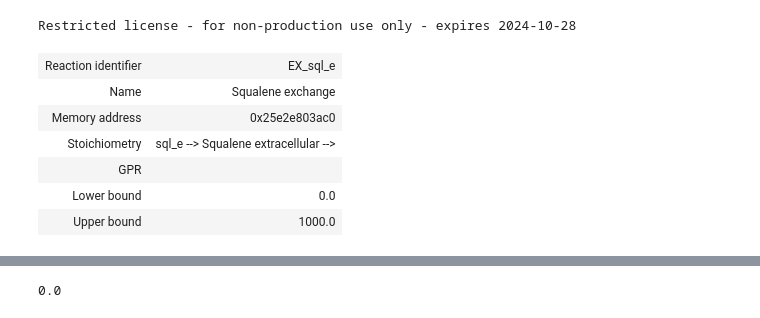
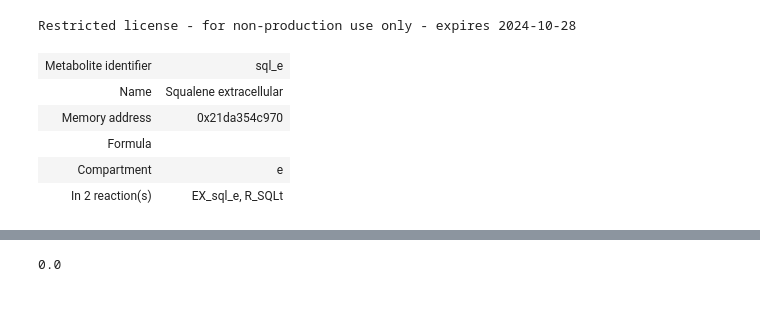
Before and after one commit to 27410/27410-group-assigment-group18_squalene_production, a Jupyter notebook: maxYield.ipynb, the cells around one changed output, grey strips where cells are left out. Cells and saved outputs as stored; diff of their text form; code cells hidden in the pictures.

```diff
--- a/maxYield.ipynb
+++ b/maxYield.ipynb
@@ -1,25 +1,25 @@
 # %%
 #Packages
 import cobra
 from cobra.io import read_sbml_model
 
 #Model input
 model=read_sbml_model('iJN678.xml')
 modelM=read_sbml_model('iJN678mod.xml')
 
 
 #Gene KO
 #cobra.manipulation.knock_out_model_genes(modelKO, ["shc"])
 modelM.reactions.get_by_id("EX_sql_e")
+modelM.metabolites.get_by_id("sql_e")
 # %% [output]
 Restricted license - for non-production use only - expires 2024-10-28
-| Reaction identifier | EX_sql_e |
-| Name | Squalene exchange |
-| Memory address | 0x25e2e803ac0 |
-| Stoichiometry | sql_e --> Squalene extracellular --> |
-| GPR |  |
-| Lower bound | 0.0 |
-| Upper bound | 1000.0 |
+| Metabolite identifier | sql_e |
+| Name | Squalene extracellular |
+| Memory address | 0x21da354c970 |
+| Formula |  |
+| Compartment | e |
+| In 2 reaction(s) | EX_sql_e, R_SQLt |
 # %%
 #Setting medium for autotrophic (CO2 as carbon source)
 
```
Also changed, not shown: parts of 8 cells of this notebook, 13 other files.
